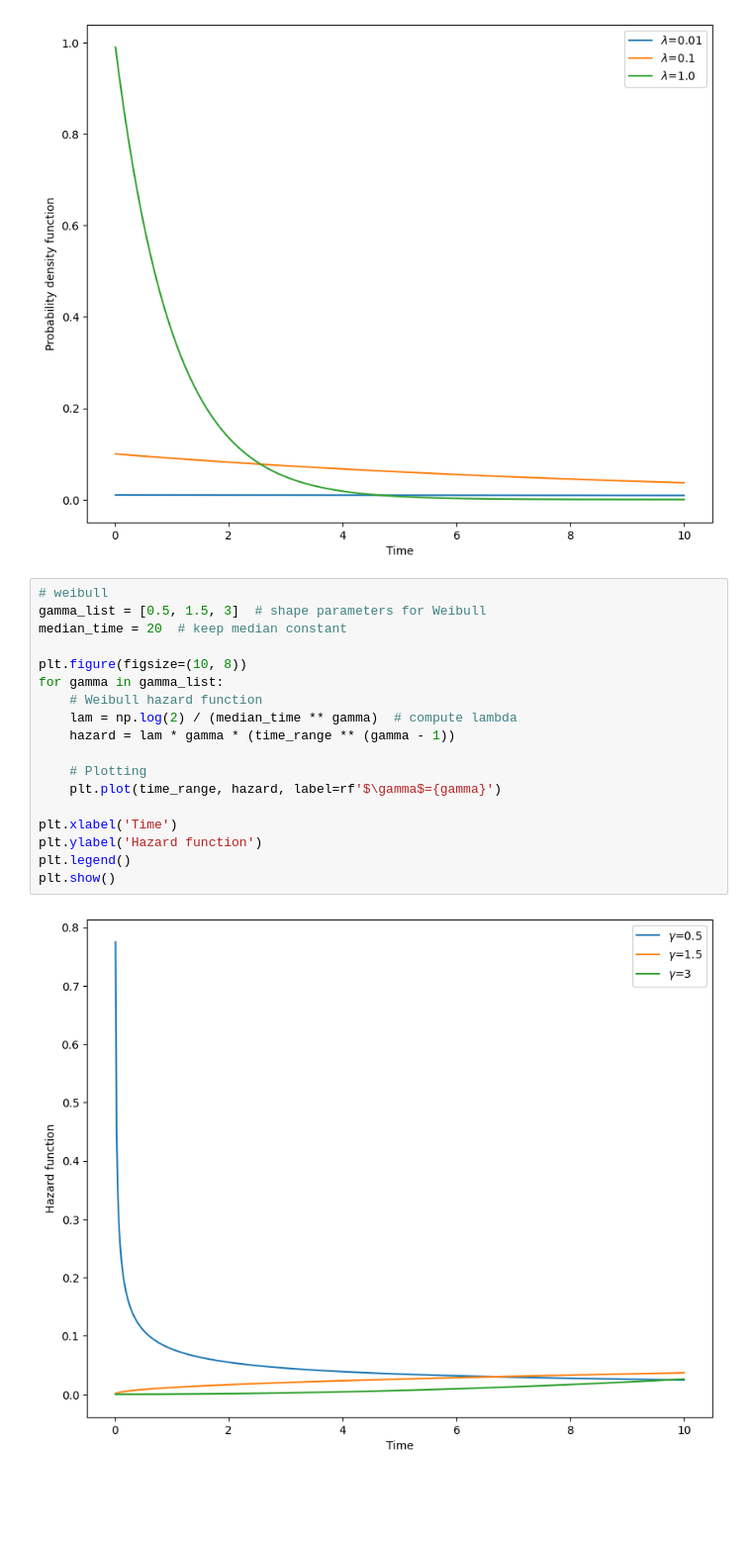
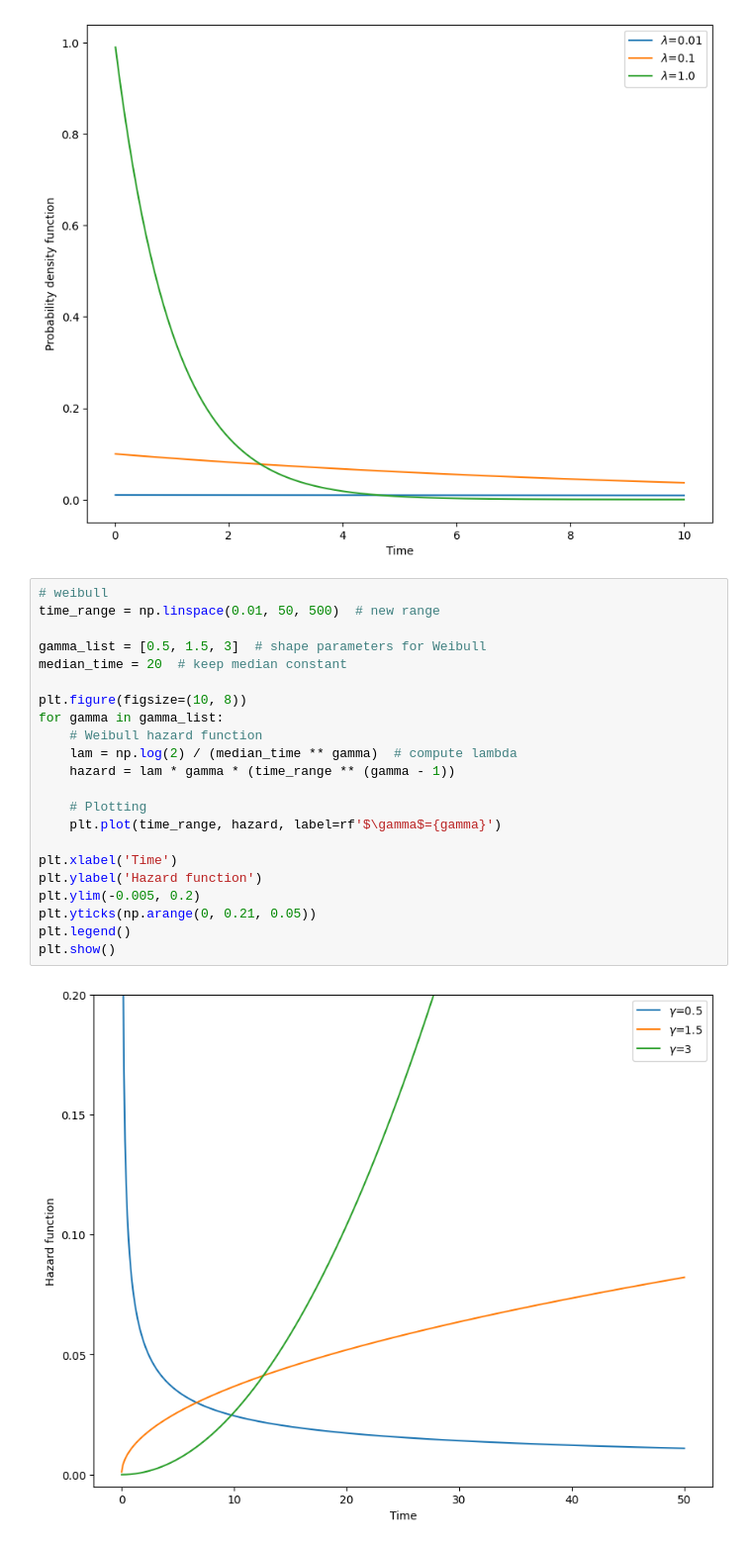
Before and after one commit to wefeigang/M4R, a Jupyter notebook: parametric_hazard_plots.ipynb, the cells around one changed output. Shown at 99% size. Saved outputs shown, nothing was run; the diff lists cells and outputs as text; blank space fills up the shorter version.

Commit message:
changed range, scale and ticks for weibull hazard plot

```diff
--- a/parametric_hazard_plots.ipynb
+++ b/parametric_hazard_plots.ipynb
@@ -40,21 +40,25 @@ plt.legend()
 [figure]
 # %%
 # weibull
+time_range = np.linspace(0.01, 50, 500)  # new range
+
 gamma_list = [0.5, 1.5, 3]  # shape parameters for Weibull
 median_time = 20  # keep median constant
 
 plt.figure(figsize=(10, 8))
 for gamma in gamma_list:
     # Weibull hazard function
     lam = np.log(2) / (median_time ** gamma)  # compute lambda
     hazard = lam * gamma * (time_range ** (gamma - 1))
 
     # Plotting
     plt.plot(time_range, hazard, label=rf'$\gamma$={gamma}')
 
 plt.xlabel('Time')
 plt.ylabel('Hazard function')
+plt.ylim(-0.005, 0.2)
+plt.yticks(np.arange(0, 0.21, 0.05))
 plt.legend()
 plt.show()
 # %% [output]
-[figure, old version]
+[figure, new version]
```
